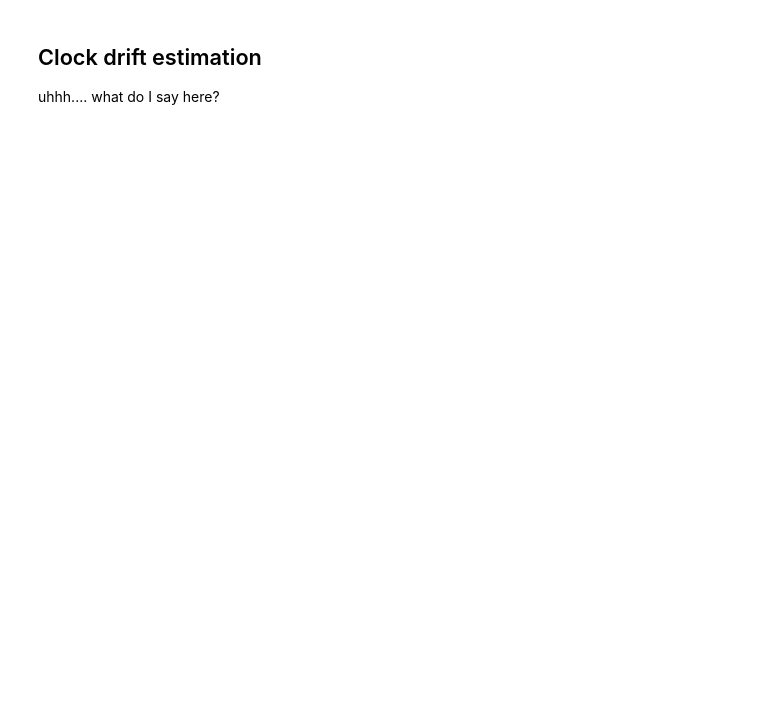
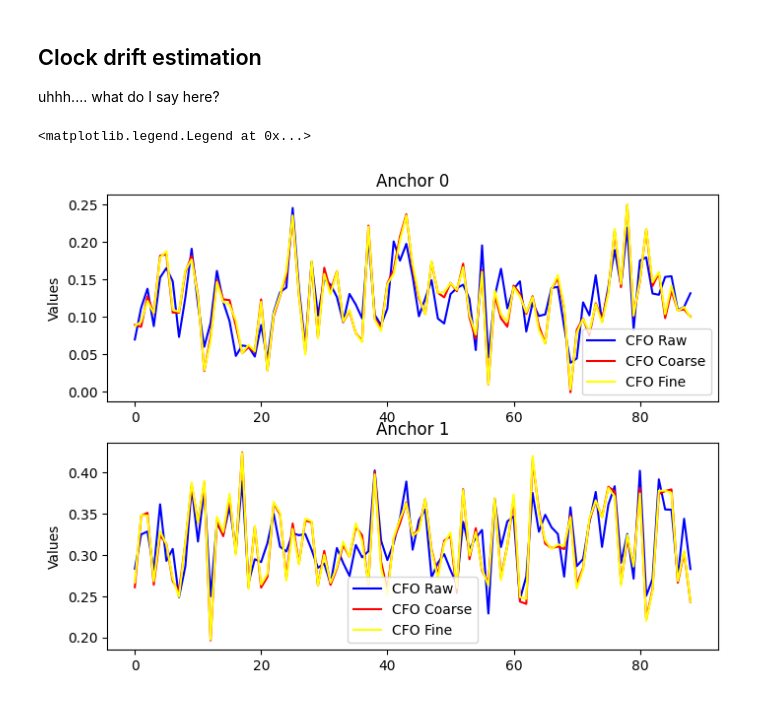
Before and after one commit to DrGlaucous/MULoc_PIO, a Jupyter notebook: matlab/python_impl/program.ipynb, the cells around one changed output. Drawn from its saved outputs; the diff is of its cells as text; code cells hidden in the pictures; blank space fills up the shorter version.

Commit message:
Try to make python CFO corrector
Mine isn't working. The data is just as noisy for all three levels of denoising.
Trying to load and process the provided muloc data as a sanity check instead

```diff
--- a/matlab/python_impl/program.ipynb
+++ b/matlab/python_impl/program.ipynb
@@ -14,7 +17,7 @@ import re
 
 #this doesn't work with ipynb files!
 #script_dir = pathlib.Path(__file__).parent.resolve()
-input_data_path = "C:\\Users\\EdwardStuckey\\Documents\\GitHub\\MULoc_PIO\\matlab\\python_impl\\output_2026-09-08_02-38-47.log"
+input_data_path = "C:\\Users\\EdwardStuckey\\Documents\\GitHub\\MULoc_PIO\\matlab\\python_impl\\output_2026-09-11_20-33-29.log"
 
 #number of anchors in the token ring arrangement
 anchor_count = 2
@@ -29,7 +32,7 @@ lambda_channel_5 = c/channel_5_freq * 100
 channel_9_freq = 7987.2e6
 lambda_channel_9 = c/channel_9_freq * 100
 
-#taken from the matlab script, it's the same between both radios
+#taken from the matlab script, it's the same between both DW1000 and DW3000
 dw_time_resolution = 17.2/(2**40)
 
 #4000 us between each anchor transmission
@@ -325,0 +549,46 @@ uhhh.... what do I say here?
+# %%
+#display collected data
+
+
+
+cfo_raws_0 = []
+cfo_raws_1 = []
+for i in all_cfo_raws:
+    cfo_raws_0.append(i[0])
+    cfo_raws_1.append(i[1])
+
+cfo_coarses_0 = []
+cfo_coarses_1 = []
+for i in all_cfo_coarses:
+    cfo_coarses_0.append(i[0])
+    cfo_coarses_1.append(i[1])
+
+
+cfo_fines_0 = []
+cfo_fines_1 = []
+for i in all_cfo_fines:
+    cfo_fines_0.append(i[0])
+    cfo_fines_1.append(i[1])
+
+
+#print(all_cfo_coarses)
+
+fig, axes = plt.subplots(2, 1, figsize=(8, 6))
+
+axes[0].plot(cfo_raws_0, label='CFO Raw', color='blue')
+axes[0].plot(cfo_coarses_0, label='CFO Coarse', color='red')
+axes[0].plot(cfo_fines_0, label='CFO Fine', color='yellow')
+axes[0].set_title('Anchor 0')
+axes[0].set_ylabel('Values')
+axes[0].legend()
+
+axes[1].plot(cfo_raws_1, label='CFO Raw', color='blue')
+axes[1].plot(cfo_coarses_1, label='CFO Coarse', color='red')
+axes[1].plot(cfo_fines_1, label='CFO Fine', color='yellow')
+axes[1].set_title('Anchor 1')
+axes[1].set_xlabel('')
+axes[1].set_ylabel('Values')
+axes[1].legend()
+# %% [output]
+<matplotlib.legend.Legend at 0x...>
+[figure, added]
```
Also changed, not shown: parts of 5 cells of this notebook, 3 other files.
